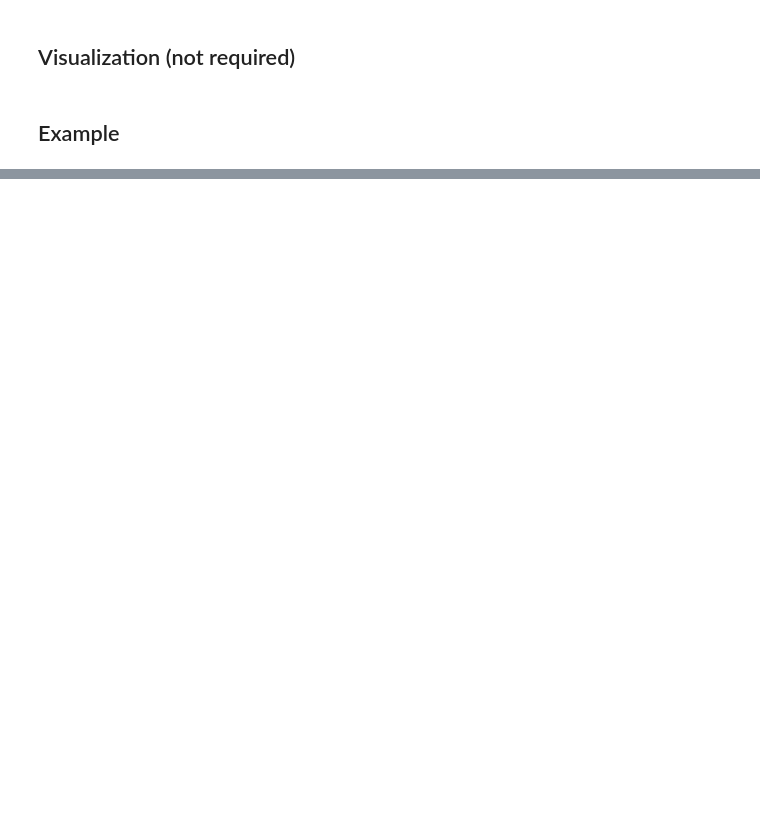
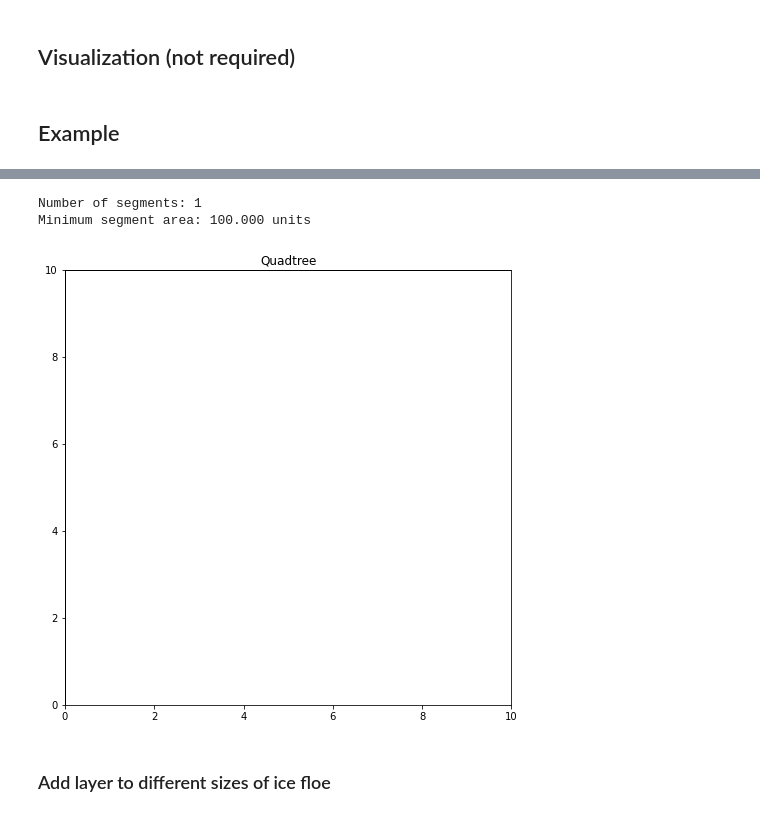
Before and after one commit to Marissa-working/Ice-Floe-Research, a Jupyter notebook: quadtreee.ipynb, the cells around one changed output, grey strips where cells are left out. Cells and saved outputs as stored; diff of their text form; code cells hidden in the pictures; blank space fills up the shorter version.

```diff
--- a/quadtreee.ipynb
+++ b/quadtreee.ipynb
@@ -53,7 +53,7 @@ class QTree():
         node.children = []
 
     def graph(self):
-        fig, ax = plt.subplots(figsize=(20, 10))
+        fig, ax = plt.subplots(figsize=(8, 8))
         plt.title("Quadtree")
         ax.set_xlim(0, 10)
         ax.set_ylim(0, 10)
@@ -220,0 +264,8 @@ for i in range(1,10):
+# %%
+quard.graph()
+# %% [output]
+Number of segments: 1
+Minimum segment area: 100.000 units
+[figure, added]
+# %% [markdown]
+### Add layer to different sizes of ice floe
```
Also changed, not shown: parts of 26 cells of this notebook.
